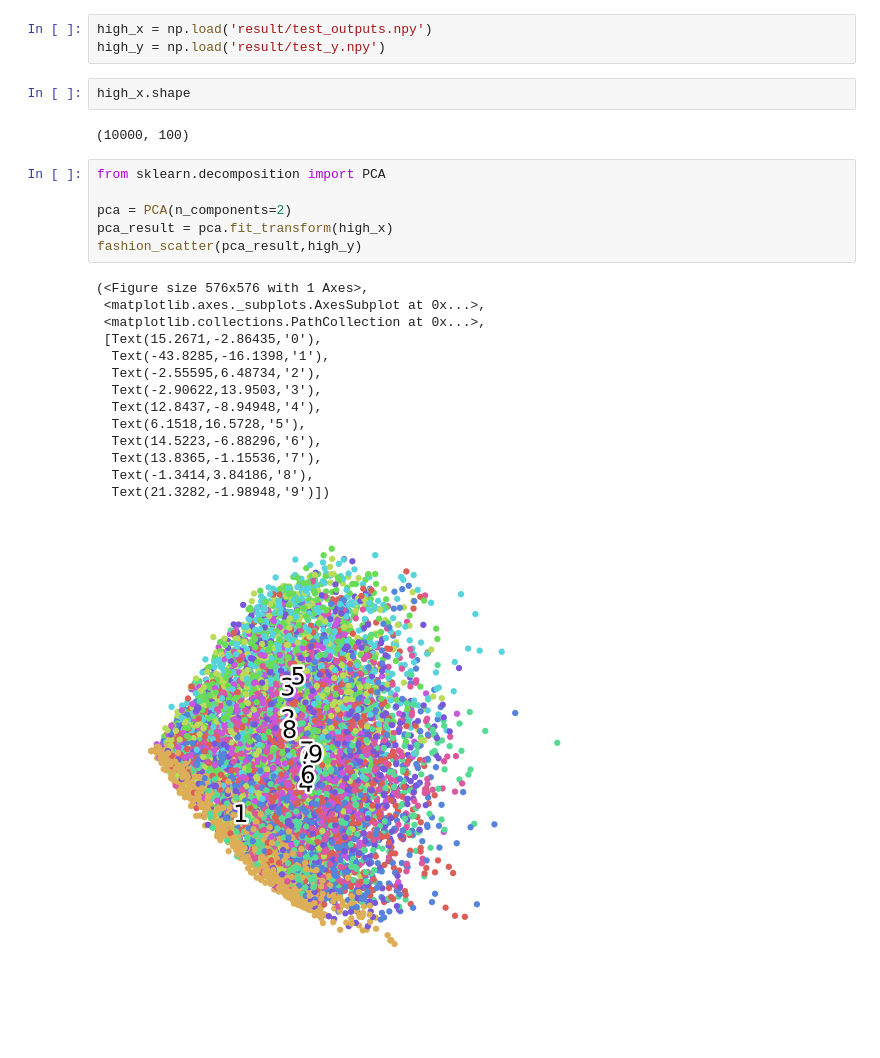
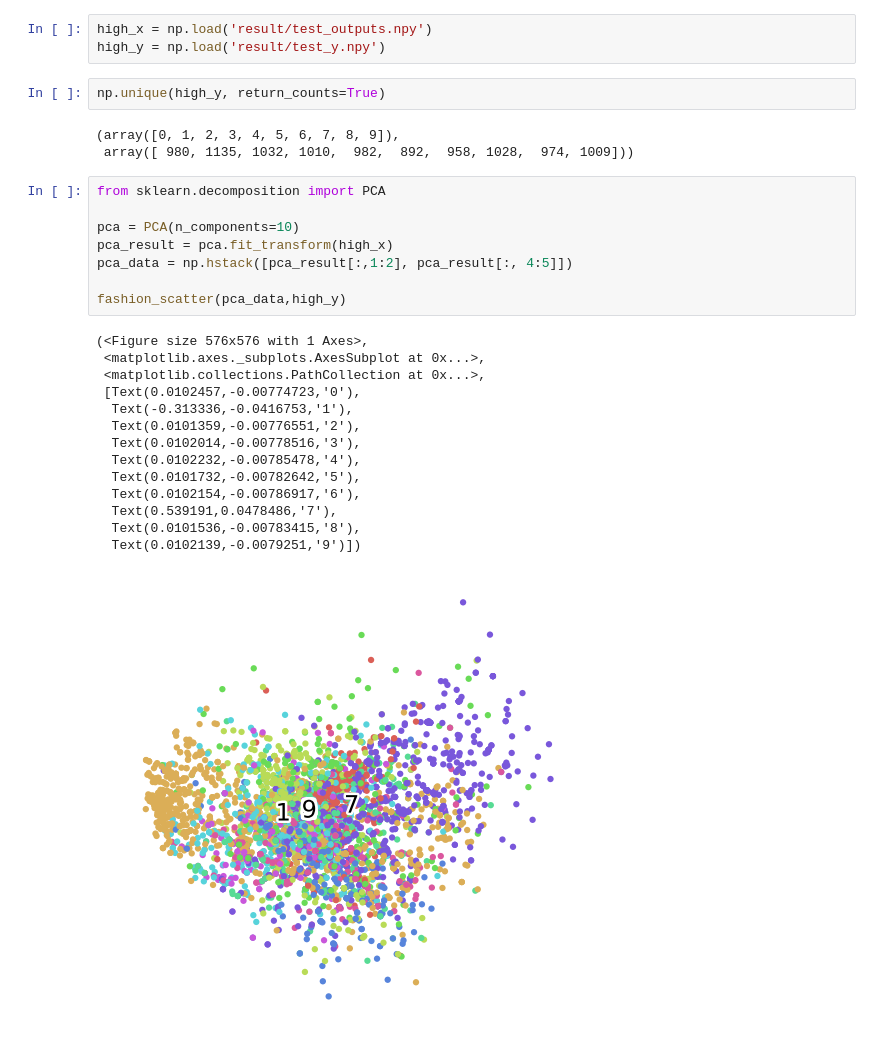
Before and after one commit to zifanw/tnn, a Jupyter notebook: project/Untitled1.ipynb, the cells around one changed output. Drawn from its saved outputs; the diff is of its cells as text; blank space fills up the shorter version.

```diff
--- a/project/Untitled1.ipynb
+++ b/project/Untitled1.ipynb
@@ -88,28 +88,31 @@ fashion_scatter(fashion_tsne,y[:10000])
 # %%
 high_x = np.load('result/test_outputs.npy')
 high_y = np.load('result/test_y.npy')
-# %%
-high_x.shape
-# %% [output]
-(10000, 100)
+# %%
+np.unique(high_y, return_counts=True)
+# %% [output]
+(array([0, 1, 2, 3, 4, 5, 6, 7, 8, 9]),
+ array([ 980, 1135, 1032, 1010,  982,  892,  958, 1028,  974, 1009]))
 # %%
 from sklearn.decomposition import PCA
 
-pca = PCA(n_components=2)
+pca = PCA(n_components=10)
 pca_result = pca.fit_transform(high_x)
-fashion_scatter(pca_result,high_y)
+pca_data = np.hstack([pca_result[:,1:2], pca_result[:, 4:5]])
+
+fashion_scatter(pca_data,high_y)
 # %% [output]
 (<Figure size 576x576 with 1 Axes>,
  <matplotlib.axes._subplots.AxesSubplot at 0x...>,
  <matplotlib.collections.PathCollection at 0x...>,
- [Text(15.2671,-2.86435,'0'),
-  Text(-43.8285,-16.1398,'1'),
-  Text(-2.55595,6.48734,'2'),
-  Text(-2.90622,13.9503,'3'),
-  Text(12.8437,-8.94948,'4'),
-  Text(6.1518,16.5728,'5'),
-  Text(14.5223,-6.88296,'6'),
-  Text(13.8365,-1.15536,'7'),
-  Text(-1.3414,3.84186,'8'),
-  Text(21.3282,-1.98948,'9')])
+ [Text(0.0102457,-0.00774723,'0'),
+  Text(-0.313336,-0.0416753,'1'),
+  Text(0.0101359,-0.00776551,'2'),
+  Text(0.0102014,-0.00778516,'3'),
+  Text(0.0102232,-0.00785478,'4'),
+  Text(0.0101732,-0.00782642,'5'),
+  Text(0.0102154,-0.00786917,'6'),
+  Text(0.539191,0.0478486,'7'),
+  Text(0.0101536,-0.00783415,'8'),
+  Text(0.0102139,-0.0079251,'9')])
-[figure, old version]
+[figure, new version]
```
Also changed, not shown: parts of 5 cells of this notebook, 12 other files.
